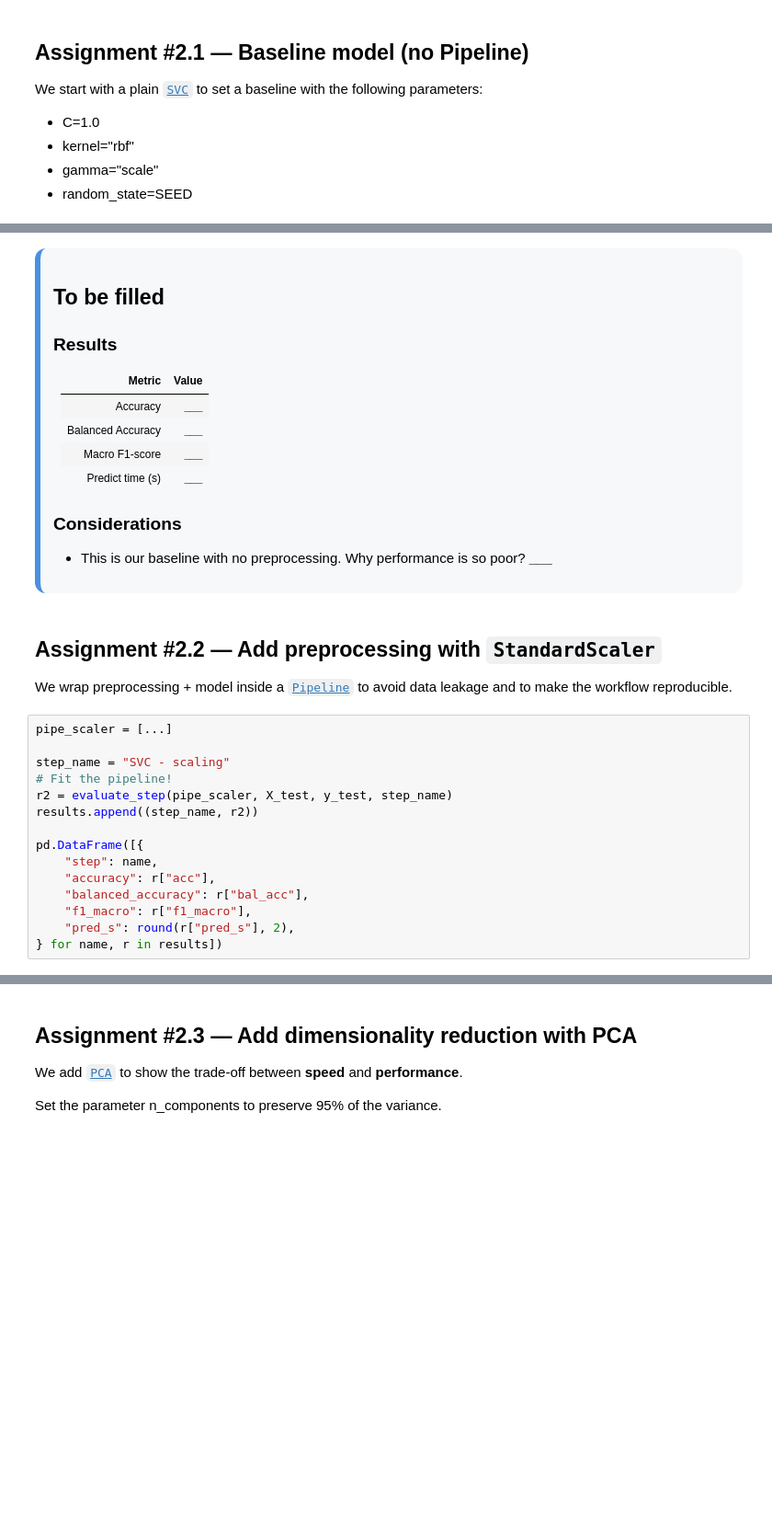
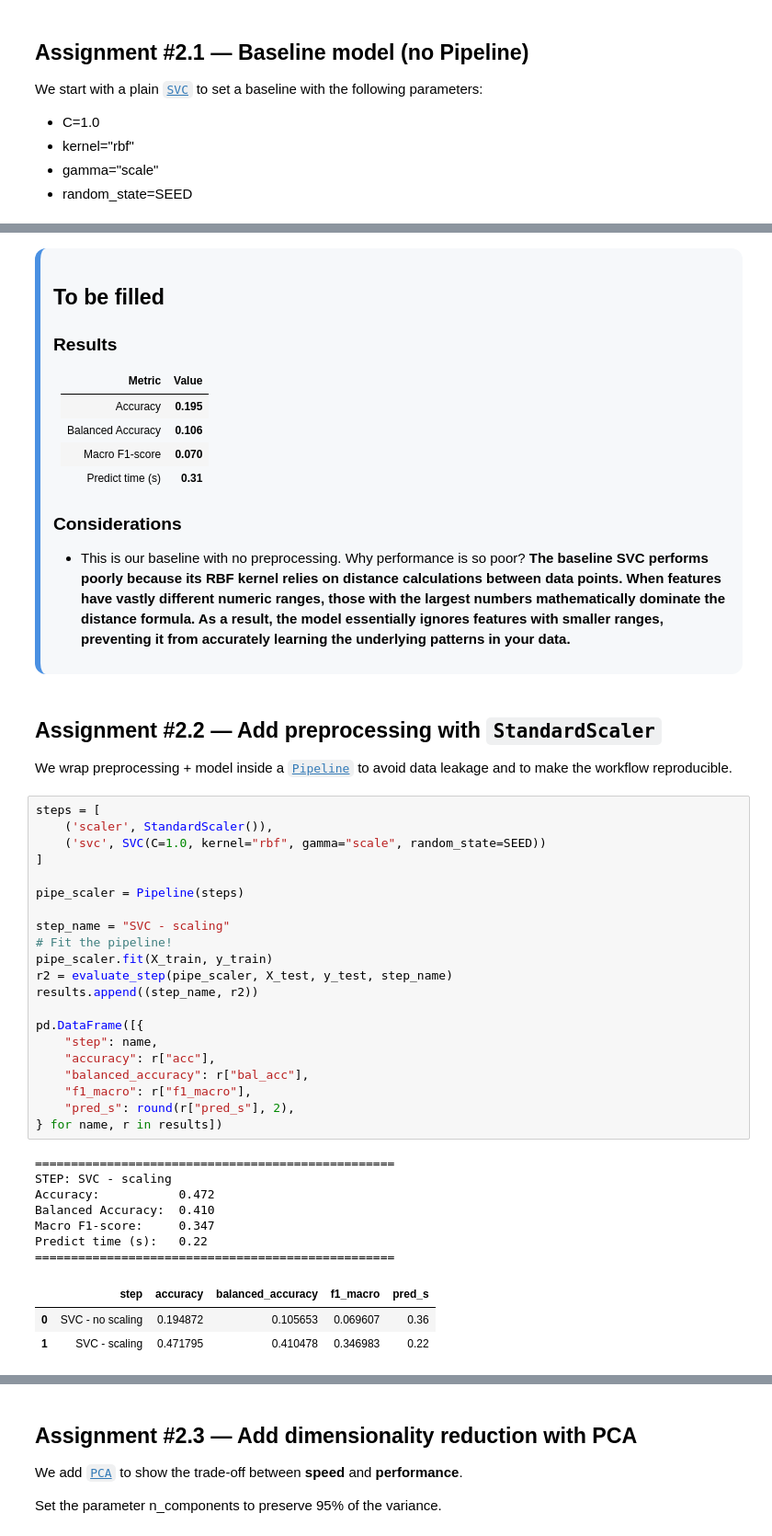
Before and after one commit to leilaalizadeh/Machine-Learning-in-Application, a Jupyter notebook: 1_ML_time_series_a-1.ipynb, the cells around one changed output, grey strips where cells are left out. Shown at 92% size. Drawn from its saved outputs; the diff is of its cells as text; blank space fills up the shorter version.

```diff
--- a/1_ML_time_series_a-1.ipynb
+++ b/1_ML_time_series_a-1.ipynb
@@ -290,33 +324,50 @@ results.append((step_name, r1))
 ### Results
 | Metric | Value |
 |---|---|
-| Accuracy | **___** |
-| Balanced Accuracy | **___** |
-| Macro F1-score | **___** |
-| Predict time (s) | **___** |
+| Accuracy | **0.195** |
+| Balanced Accuracy | **0.106** |
+| Macro F1-score | **0.070** |
+| Predict time (s) | **0.31** |
 
 ### Considerations
-- This is our baseline with no preprocessing. Why performance is so poor? **___**
+- This is our baseline with no preprocessing. Why performance is so poor? **The baseline SVC performs poorly because its RBF kernel relies on distance calculations between data points. When features have vastly different numeric ranges, those with the largest numbers mathematically dominate the distance formula. As a result, the model essentially ignores features with smaller ranges, preventing it from accurately learning the underlying patterns in your data.**
 
 </div>
 # %% [markdown]
 ## Assignment #2.2 — Add preprocessing with `StandardScaler`
 We wrap preprocessing + model inside a [`Pipeline`](https://scikit-learn.org/stable/modules/generated/sklearn.pipeline.Pipeline.html) to avoid data leakage and to make the workflow reproducible.
 # %%
-pipe_scaler = [...]
+steps = [
+    ('scaler', StandardScaler()),
+    ('svc', SVC(C=1.0, kernel="rbf", gamma="scale", random_state=SEED))
+]
+
+pipe_scaler = Pipeline(steps)
 
 step_name = "SVC - scaling"
 # Fit the pipeline!
+pipe_scaler.fit(X_train, y_train)
 r2 = evaluate_step(pipe_scaler, X_test, y_test, step_name)
 results.append((step_name, r2))
 
 pd.DataFrame([{
     "step": name,
     "accuracy": r["acc"],
     "balanced_accuracy": r["bal_acc"],
     "f1_macro": r["f1_macro"],
     "pred_s": round(r["pred_s"], 2),
 } for name, r in results])
+# %% [output]
+==================================================
+STEP: SVC - scaling
+Accuracy:           0.472
+Balanced Accuracy:  0.410
+Macro F1-score:     0.347
+Predict time (s):   0.22
+==================================================
+|  | step | accuracy | balanced_accuracy | f1_macro | pred_s |
+| 0 | SVC - no scaling | 0.194872 | 0.105653 | 0.069607 | 0.36 |
+| 1 | SVC - scaling | 0.471795 | 0.410478 | 0.346983 | 0.22 |
 # %% [markdown]
 <div style="padding:14px; border-radius:12px; background:#f6f8fa; border-left:6px solid #4a90e2;">
 
```
Also changed, not shown: parts of 14 cells of this notebook.
